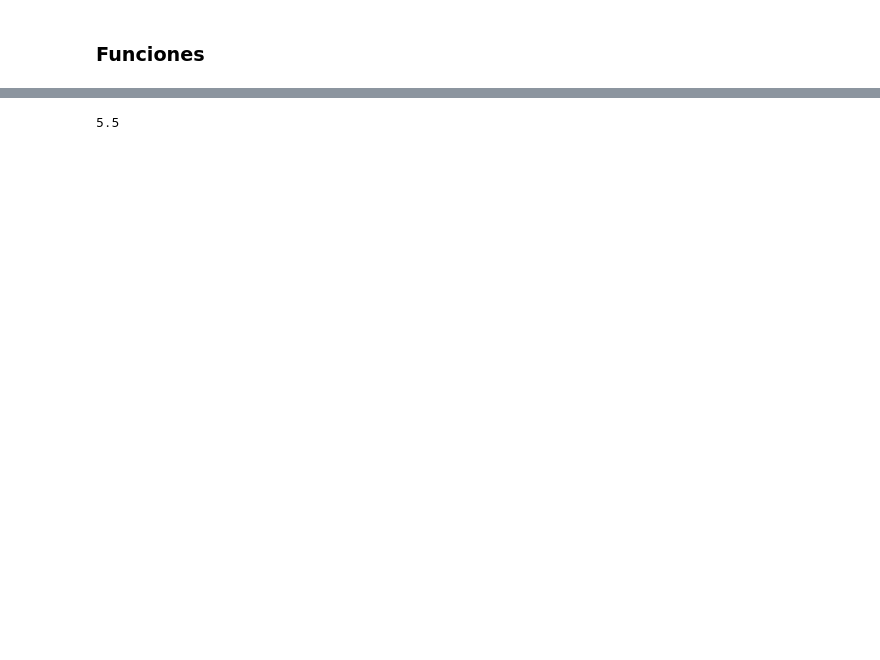
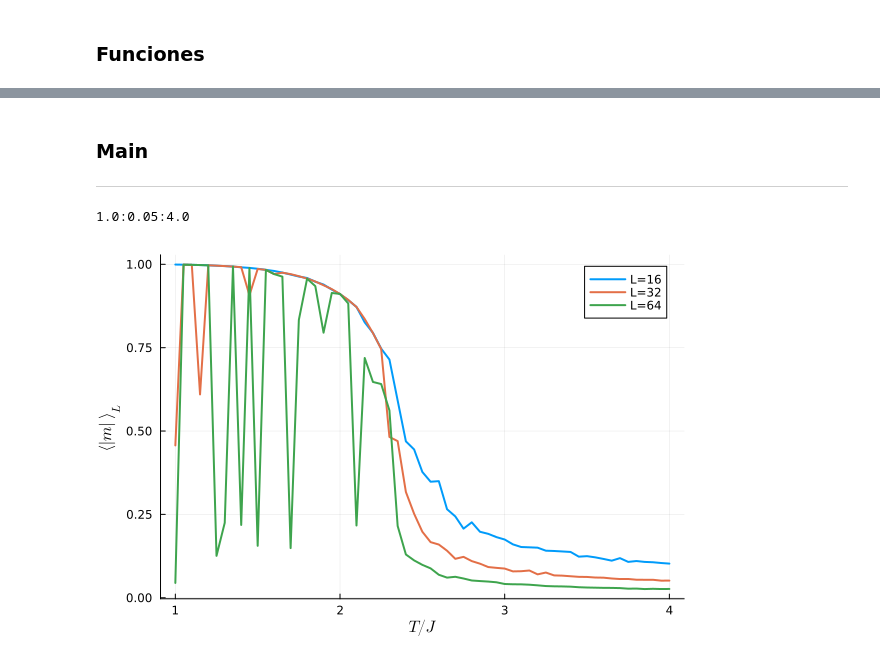
Before and after one commit to diegodorado1729/Coding, a Jupyter notebook: Julia/monte-carlo/G4P2.ipynb, the cells around one changed output, grey strips where cells are left out. Drawn from its saved outputs; the diff is of its cells as text; code cells hidden in the pictures; blank space fills up the shorter version.

```diff
--- a/Julia/monte-carlo/G4P2.ipynb
+++ b/Julia/monte-carlo/G4P2.ipynb
@@ -78,5 +140,25 @@ h_ising_2d (generic function with 1 method)
-# %%
-s = [1 -1 1; -1 1 -1; 1 -1 1]
-println(h_ising_2d(s, J=1.0, h=0.5))  # Ejemplo de uso
-# %% [output]
-5.5
+# %% [markdown]
+### Main
+---
+# %%
+# Configuración inicial
+J = 1.0            # Constante de acoplamiento
+B = 0.0            # Campo magnético externo
+T = 1.0:0.05:4.0   # Rango de temperaturas
+# %% [output]
+1.0:0.05:4.0
+# %%
+p=plot(xlabel=L"$T/J$", ylabel=L"$\langle |m| \rangle_L$")
+for l in [16, 32, 64]
+    m_exp = run_MC(T, l; J=J, B=B, N_therm=500*l^2, N_samples=5000*l^2)
+    plot!(
+        T ./ J,
+        m_exp,
+        label="L=$l",
+        lw=2
+    )
+end
+
+display(p)
+# %% [output]
+[figure, added]
```
Also changed, not shown: parts of 3 cells of this notebook, 1 other file.
